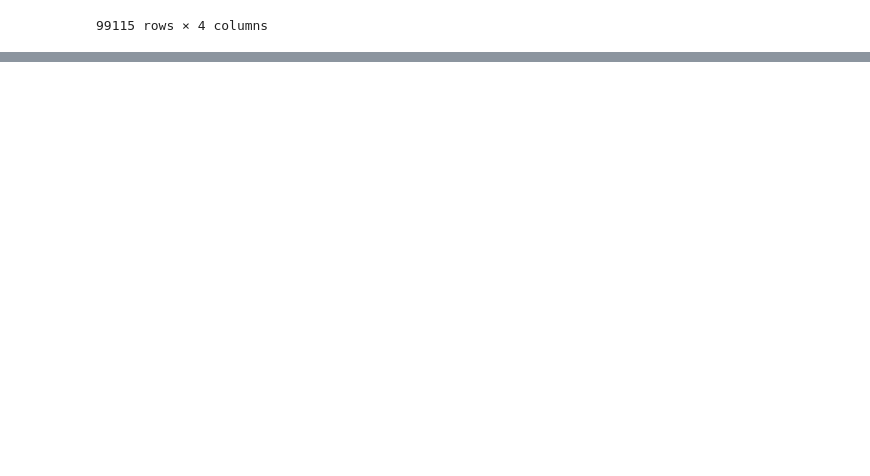
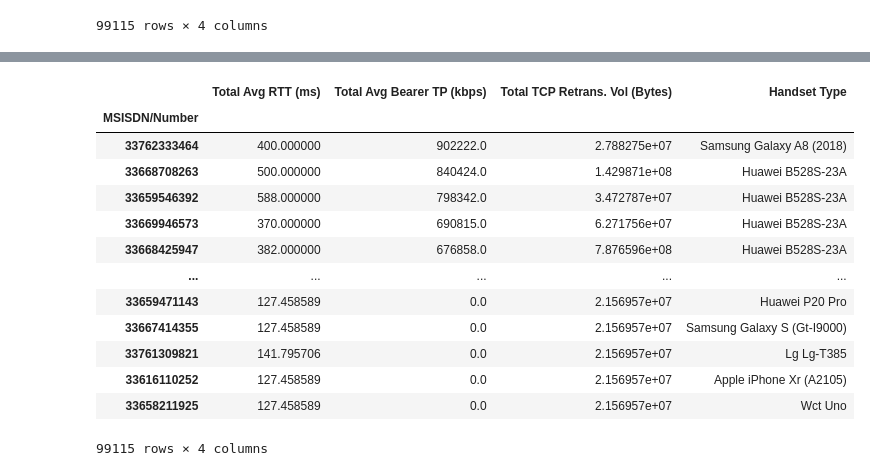
Before and after one commit to zelalemshiferaw/Telecommunication-Data-Analysis, a Jupyter notebook: notebooks/User Experience Analysis.ipynb, the cells around one changed output, grey strips where cells are left out. Cells and saved outputs as stored; diff of their text form; code cells hidden in the pictures; blank space fills up the shorter version.

```diff
--- a/notebooks/User Experience Analysis.ipynb
+++ b/notebooks/User Experience Analysis.ipynb
@@ -103,3 +103,15 @@ tellco_exprience_df1
 | 33789997247 | 40.000000 | 116.0 | 2.156957e+07 | Apple iPhone 8 Plus (A1897) |
 | 337000037000919 | 127.458589 | 33.0 | 2.156957e+07 | Huawei B525S-23A |
 99115 rows × 4 columns
+# %%
+telecom_exprience_df = pd.DataFrame(columns=[
+    "Total Avg RTT (ms)",
+    "Total Avg Bearer TP (kbps)",
+    "Total TCP Retrans. Vol (Bytes)",
+    "Handset Type"])
+
+telecom_exprience_df["Total Avg RTT (ms)"] = tellco_exprience_df1["Total Avg RTT (ms)"]['sum']
+telecom_exprience_df["Total Avg Bearer TP (kbps)"] = tellco_exprience_df1["Total Avg Bearer TP (kbps)"]['sum']
+telecom_exprience_df["Total TCP Retrans. Vol (Bytes)"] = tellco_exprience_df1["Total TCP Retrans. Vol (Bytes)"]['sum']
+telecom_exprience_df["Handset Type"] = tellco_exprience_df1["Handset Type"]['<lambda>']
+telecom_exprience_df.head()
@@ -105,0 +158,18 @@ tellco_exprience_df1
+# %%
+tab = telecom_exprience_df.sort_values('Total Avg Bearer TP (kbps)', ascending=False)
+tab
+# %% [output]
+|  | Total Avg RTT (ms) | Total Avg Bearer TP (kbps) | Total TCP Retrans. Vol (Bytes) | Handset Type |
+| MSISDN/Number |  |  |  |  |
+| 33762333464 | 400.000000 | 902222.0 | 2.788275e+07 | Samsung Galaxy A8 (2018) |
+| 33668708263 | 500.000000 | 840424.0 | 1.429871e+08 | Huawei B528S-23A |
+| 33659546392 | 588.000000 | 798342.0 | 3.472787e+07 | Huawei B528S-23A |
+| 33669946573 | 370.000000 | 690815.0 | 6.271756e+07 | Huawei B528S-23A |
+| 33668425947 | 382.000000 | 676858.0 | 7.876596e+08 | Huawei B528S-23A |
+| ... | ... | ... | ... | ... |
+| 33659471143 | 127.458589 | 0.0 | 2.156957e+07 | Huawei P20 Pro |
+| 33667414355 | 127.458589 | 0.0 | 2.156957e+07 | Samsung Galaxy S (Gt-I9000) |
+| 33761309821 | 141.795706 | 0.0 | 2.156957e+07 | Lg Lg-T385 |
+| 33616110252 | 127.458589 | 0.0 | 2.156957e+07 | Apple iPhone Xr (A2105) |
+| 33658211925 | 127.458589 | 0.0 | 2.156957e+07 | Wct Uno |
+99115 rows × 4 columns
```
Also changed, not shown: parts of 13 cells of this notebook.
